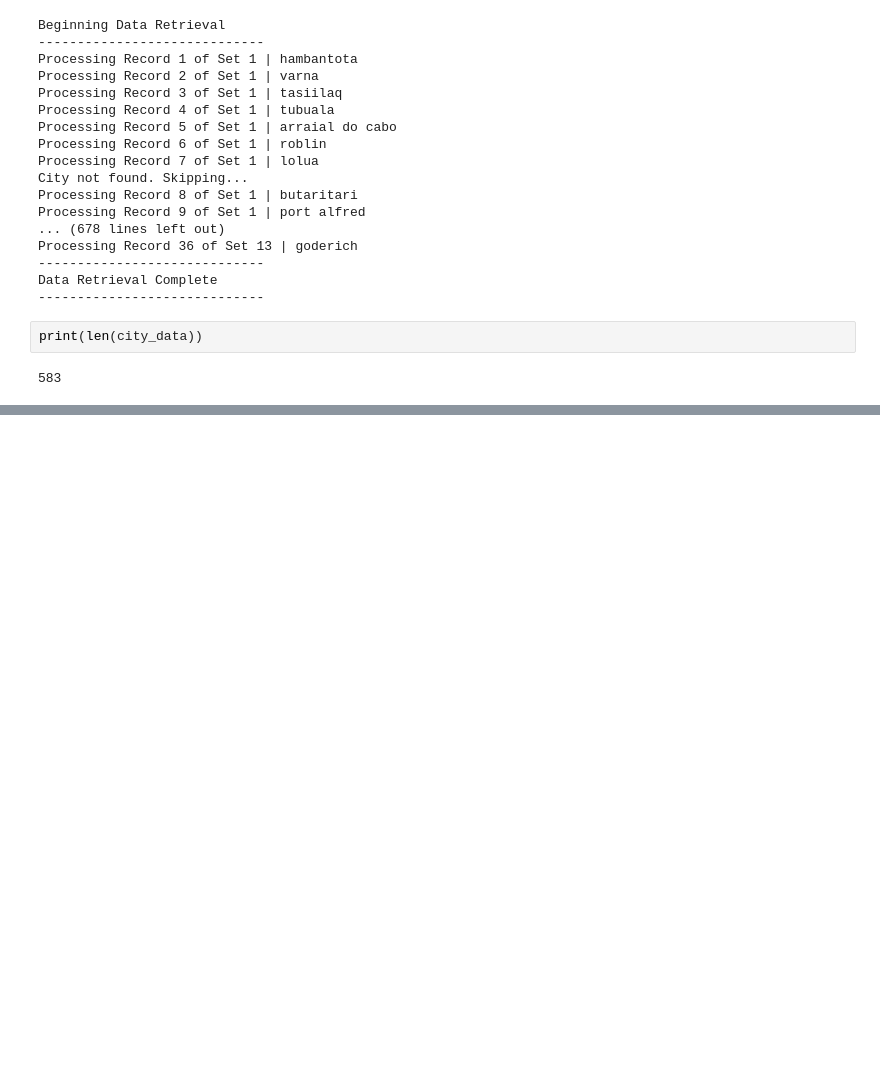
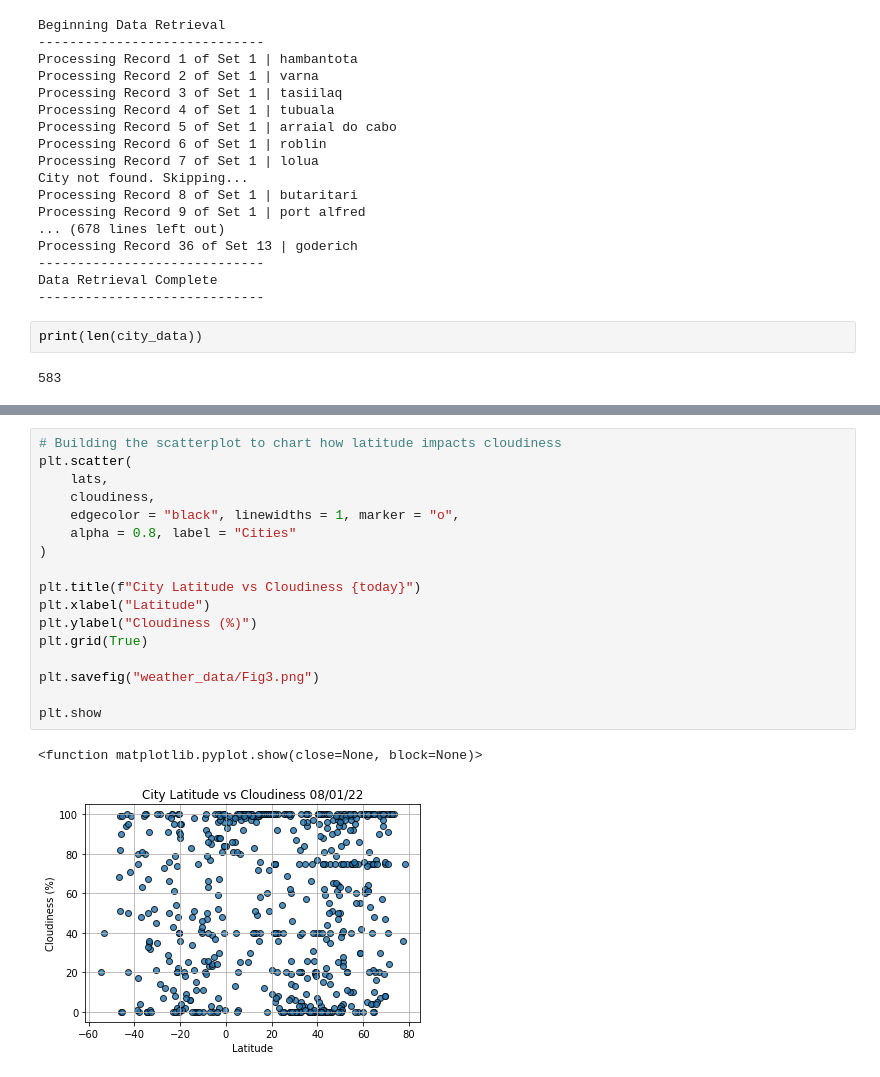
Before and after one commit to CBrew913/world_weather_analysis, a Jupyter notebook: WeatherPy.ipynb, the cells around one changed output, grey strips where cells are left out. Cells and saved outputs as stored; diff of their text form; blank space fills up the shorter version.

```diff
--- a/WeatherPy.ipynb
+++ b/WeatherPy.ipynb
@@ -137,0 +194,20 @@ city_data_df.to_csv(output_data_file, index_label = "City_ID")
+# %%
+# Building the scatterplot to chart how latitude impacts cloudiness
+plt.scatter(
+    lats,
+    cloudiness,
+    edgecolor = "black", linewidths = 1, marker = "o",
+    alpha = 0.8, label = "Cities"
+)
+
+plt.title(f"City Latitude vs Cloudiness {today}")
+plt.xlabel("Latitude")
+plt.ylabel("Cloudiness (%)")
+plt.grid(True)
+
+plt.savefig("weather_data/Fig3.png")
+
+plt.show
+# %% [output]
+<function matplotlib.pyplot.show(close=None, block=None)>
+[figure, added]
```
Also changed, not shown: parts of 9 cells of this notebook.
